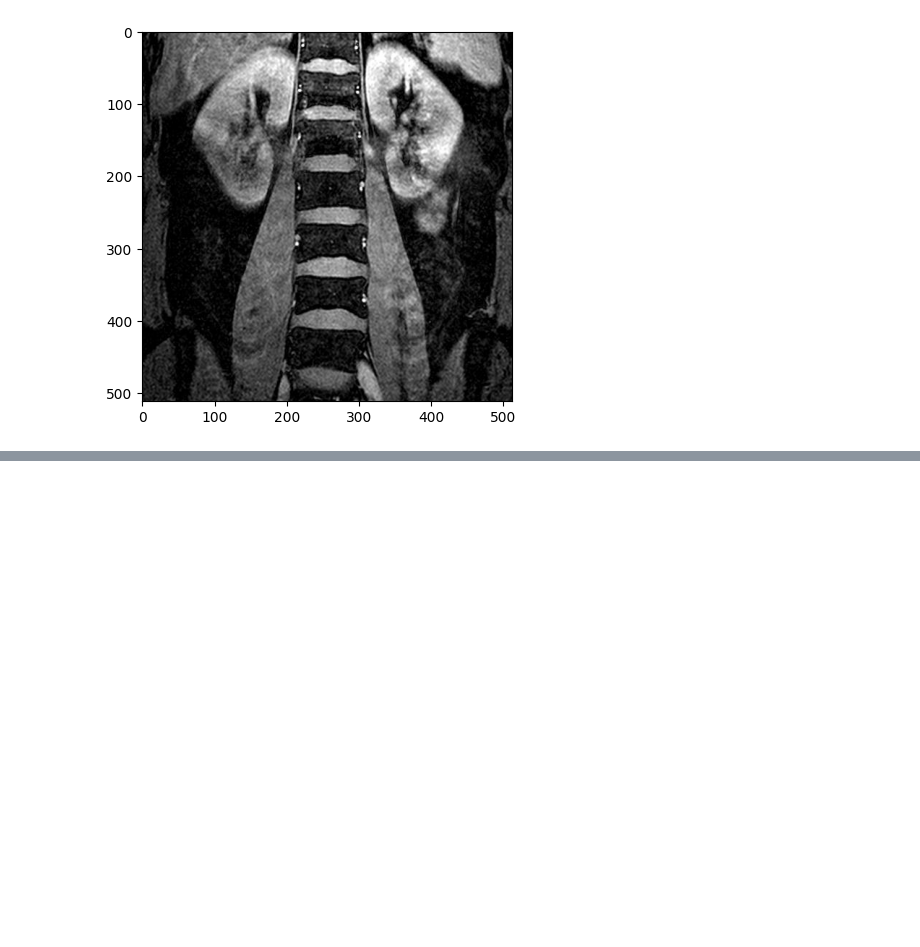
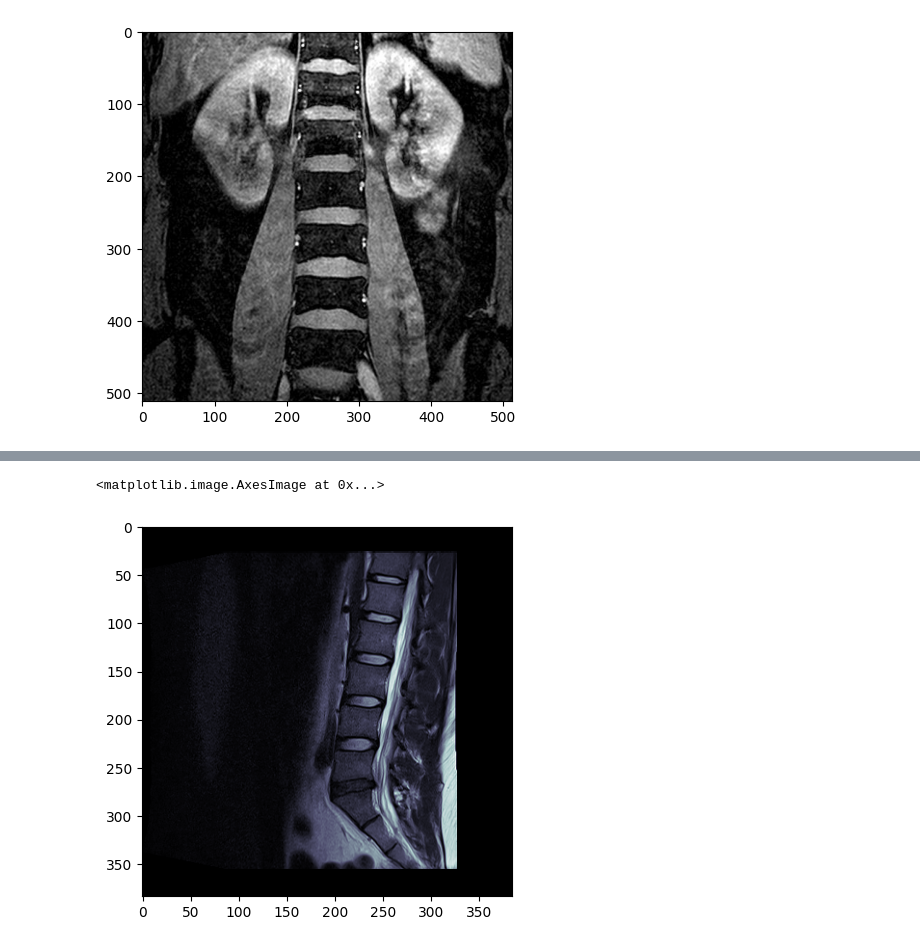
Before and after one commit to SethPavlicekGradStudent/CS659-Project, a Jupyter notebook: SpineReader.ipynb, the cells around one changed output, grey strips where cells are left out. Cells and saved outputs as stored; diff of their text form; code cells hidden in the pictures; blank space fills up the shorter version.

```diff
--- a/SpineReader.ipynb
+++ b/SpineReader.ipynb
@@ -19,0 +40,5 @@ plt.imshow(spineImage,cmap=plt.cm.gray)
+# %%
+plt.imshow(ds2.pixel_array, cmap=plt.cm.bone)
+# %% [output]
+<matplotlib.image.AxesImage at 0x...>
+[figure, added]
```
Also changed, not shown: parts of 2 cells of this notebook.
